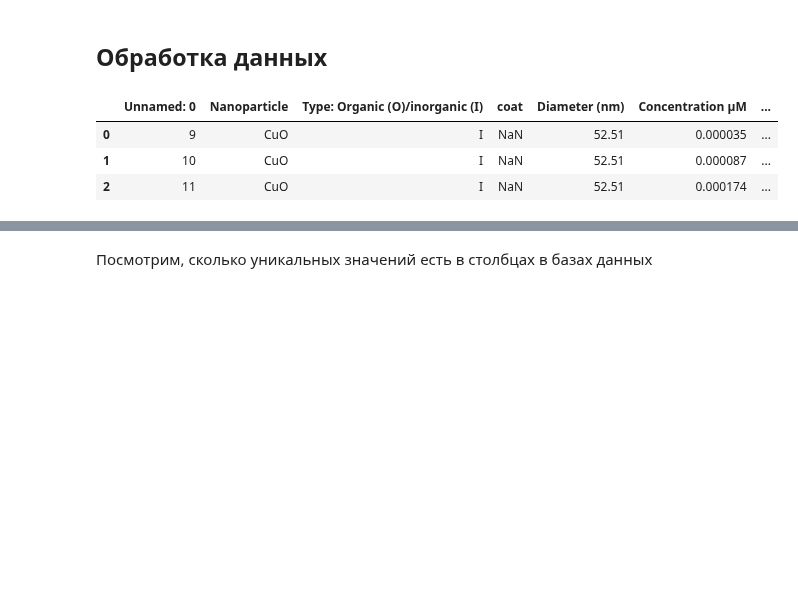
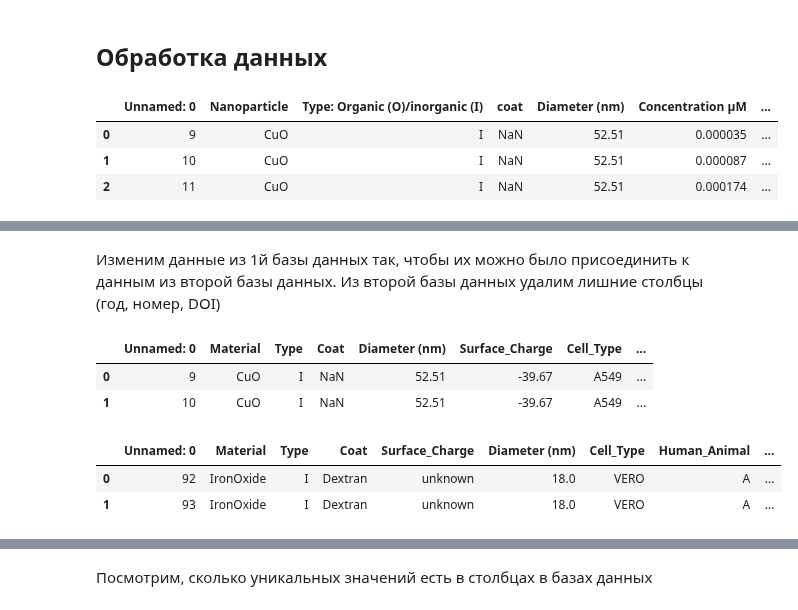
Before and after one commit to dobrotvorn/DataCon23, a Jupyter notebook: Mini_task1.ipynb, the cells around one changed output, grey strips where cells are left out. Saved outputs shown, nothing was run; the diff lists cells and outputs as text; code cells hidden in the pictures; blank space fills up the shorter version.

```diff
--- a/Mini_task1.ipynb
+++ b/Mini_task1.ipynb
@@ -96,0 +109,35 @@ sdb.head(3)
+# %% [markdown]
+Изменим данные из 1й базы данных так, чтобы их можно было присоединить к данным из второй базы данных. Из второй базы данных удалим лишние столбцы (год, номер, DOI)
+# %%
+fdb = fdb.rename(columns=
+                 {'Nanoparticle': 'Material',
+                'Zeta potential (mV)': 'Surface_Charge',
+                'Cells': 'Cell_Type',
+                'Cell line (L)/primary cells (P)': 'Cell Line_Primary Cell',
+                'Human(H)/Animal(A) cells': 'Human_Animal',
+                'Exposure time (h)': 'Time (hr)',
+                'Type: Organic (O)/inorganic (I)': 'Type',
+                'coat': 'Coat',
+                '% Cell viability': 'Cell_Viability (%)'}
+)
+hardcode_mol_mass = {'CuO' : 79.53, 'IronOxide' :215.49,'IronOide':215.49 ,'Au':196.96, 'Cu2O':143.07}
+hardcode_age = {'E' : 'Embryonic', 'A' : 'Adult', 'F': 'Fetus'}
+fdb['Concentration (ug/ml)']= fdb['Concentration μM' ].apply(lambda x: float(x) / 1000)
+fdb['Cell_Age'] = fdb['Cell age: embryonic (E), Adult (A)'].apply(lambda x: hardcode_age[x])
+
+# Exposure dose, concentration, dose
+# Cell_Age
+# doi, no, year
+fdb_new = fdb.drop(columns=['Concentration μM', 'Cell age: embryonic (E), Adult (A)'])
+sdb_new = sdb.drop(columns=['No','Year', 'DOI'], axis=1)
+fdb_new.head(2)
+# %% [output]
+|  | Unnamed: 0 | Material | Type | Coat | Diameter (nm) | Surface_Charge | Cell_Type | ... |
+| 0 | 9 | CuO | I | NaN | 52.51 | -39.67 | A549 | ... |
+| 1 | 10 | CuO | I | NaN | 52.51 | -39.67 | A549 | ... |
+# %%
+sdb_new.head(2)
+# %% [output]
+|  | Unnamed: 0 | Material | Type | Coat | Surface_Charge | Diameter (nm) | Cell_Type | Human_Animal | ... |
+| 0 | 92 | IronOxide | I | Dextran | unknown | 18.0 | VERO | A | ... |
+| 1 | 93 | IronOxide | I | Dextran | unknown | 18.0 | VERO | A | ... |
```
Also changed, not shown: parts of 9 cells of this notebook.
